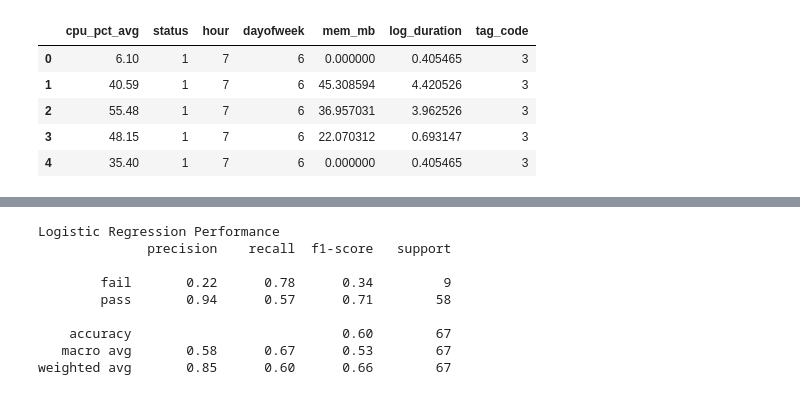
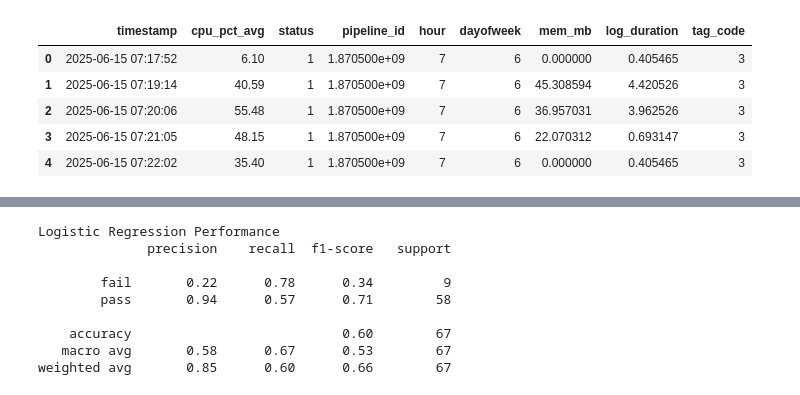
Before and after one commit to VanessaKingsleyHerts/BidShopping, a Jupyter notebook: notebooks/modeling_pipeline.ipynb, the cells around one changed output, grey strips where cells are left out. Drawn from its saved outputs; the diff is of its cells as text; code cells hidden in the pictures.

```diff
--- a/notebooks/modeling_pipeline.ipynb
+++ b/notebooks/modeling_pipeline.ipynb
@@ -16,6 +19,11 @@ sns.set(style="whitegrid")
 # Load the full CI logs dataset
 df = pd.read_csv("../data/all_logs.csv")
 
+# Normalize column names to lowercase
+df.columns = df.columns.str.lower()
+
+print(df.columns)
+
 # Preview structure
 df.head()
 # %% [output]
@@ -27,41 +38,41 @@ df.head()
 | 4 | 2025-06-15 07:22:02 | python manage.py collectstatic --... | 0.50 | 0 | 35.40 | 0 | unknown | pass | 1.870500e+09 |
 # %%
 # Drop columns we don't want
-df = df.drop(columns=["command", "exit_code", "pipeline_id"])
+df = df.drop(columns=["command", "exit_code"])
 
 # Convert timestamp
 df["timestamp"] = pd.to_datetime(df["timestamp"])
 df["hour"] = df["timestamp"].dt.hour
 df["dayofweek"] = df["timestamp"].dt.dayofweek
 
 # Drop timestamp if you don't need time-series modeling
-df = df.drop(columns=["timestamp"])
+# df = df.drop(columns=["timestamp"])
 
 # Convert memory to MB
 df["mem_mb"] = df["mem_kb_max"] / 1024
 df.drop(columns=["mem_kb_max"], inplace=True)
 
 # Log-transform duration
 df["log_duration"] = np.log1p(df["duration_s"])
 df.drop(columns=["duration_s"], inplace=True)
 
 # Encode tag (CI stage)
 df["tag_code"] = df["tag"].astype("category").cat.codes
 df.drop(columns=["tag"], inplace=True)
 
 # Encode target
 df["status"] = df["status"].map({"pass": 1, "fail": 0})
 
 # Final preview
 df.head()
 
 # result - 6 columns representing the 6 input features
 # tag column refers to the CI job type - 0 = build, 1 = lint, 2 = test
 # %% [output]
-|  | cpu_pct_avg | status | hour | dayofweek | mem_mb | log_duration | tag_code |
-| 0 | 6.10 | 1 | 7 | 6 | 0.000000 | 0.405465 | 3 |
-| 1 | 40.59 | 1 | 7 | 6 | 45.308594 | 4.420526 | 3 |
-| 2 | 55.48 | 1 | 7 | 6 | 36.957031 | 3.962526 | 3 |
-| 3 | 48.15 | 1 | 7 | 6 | 22.070312 | 0.693147 | 3 |
-| 4 | 35.40 | 1 | 7 | 6 | 0.000000 | 0.405465 | 3 |
+|  | timestamp | cpu_pct_avg | status | pipeline_id | hour | dayofweek | mem_mb | log_duration | tag_code |
+| 0 | 2025-06-15 07:17:52 | 6.10 | 1 | 1.870500e+09 | 7 | 6 | 0.000000 | 0.405465 | 3 |
+| 1 | 2025-06-15 07:19:14 | 40.59 | 1 | 1.870500e+09 | 7 | 6 | 45.308594 | 4.420526 | 3 |
+| 2 | 2025-06-15 07:20:06 | 55.48 | 1 | 1.870500e+09 | 7 | 6 | 36.957031 | 3.962526 | 3 |
+| 3 | 2025-06-15 07:21:05 | 48.15 | 1 | 1.870500e+09 | 7 | 6 | 22.070312 | 0.693147 | 3 |
+| 4 | 2025-06-15 07:22:02 | 35.40 | 1 | 1.870500e+09 | 7 | 6 | 0.000000 | 0.405465 | 3 |
 # %%
```
Also changed, not shown: parts of 10 cells of this notebook, 2 other files.
